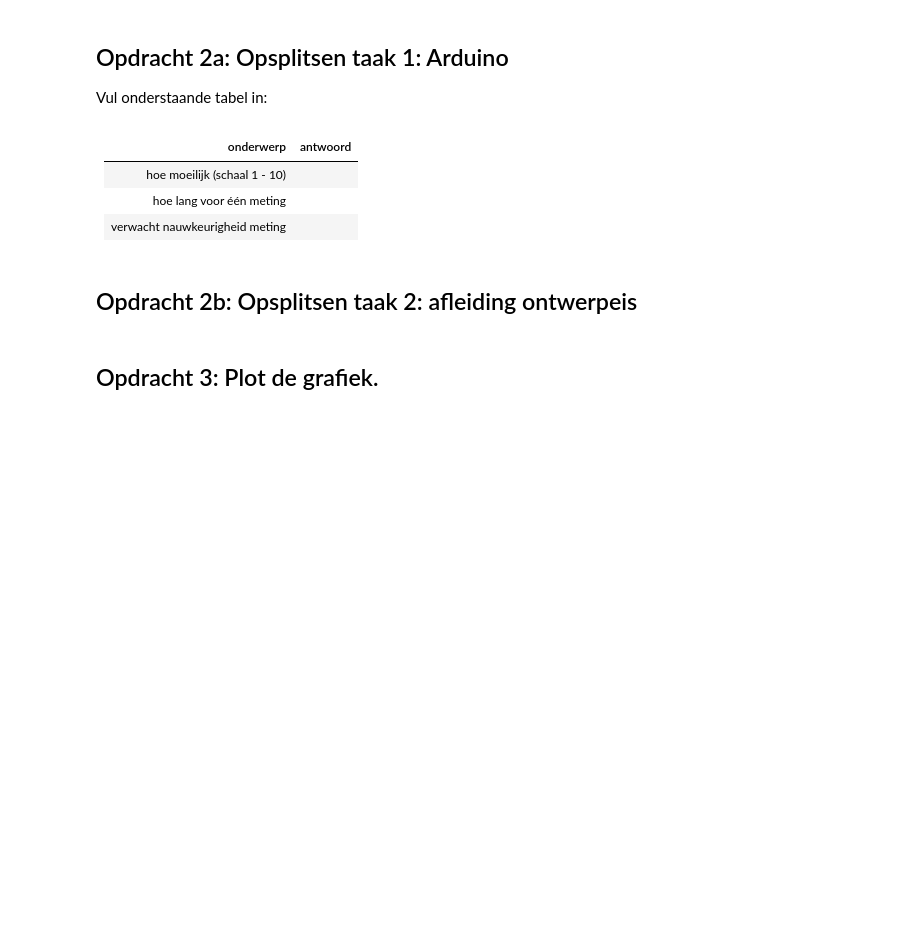
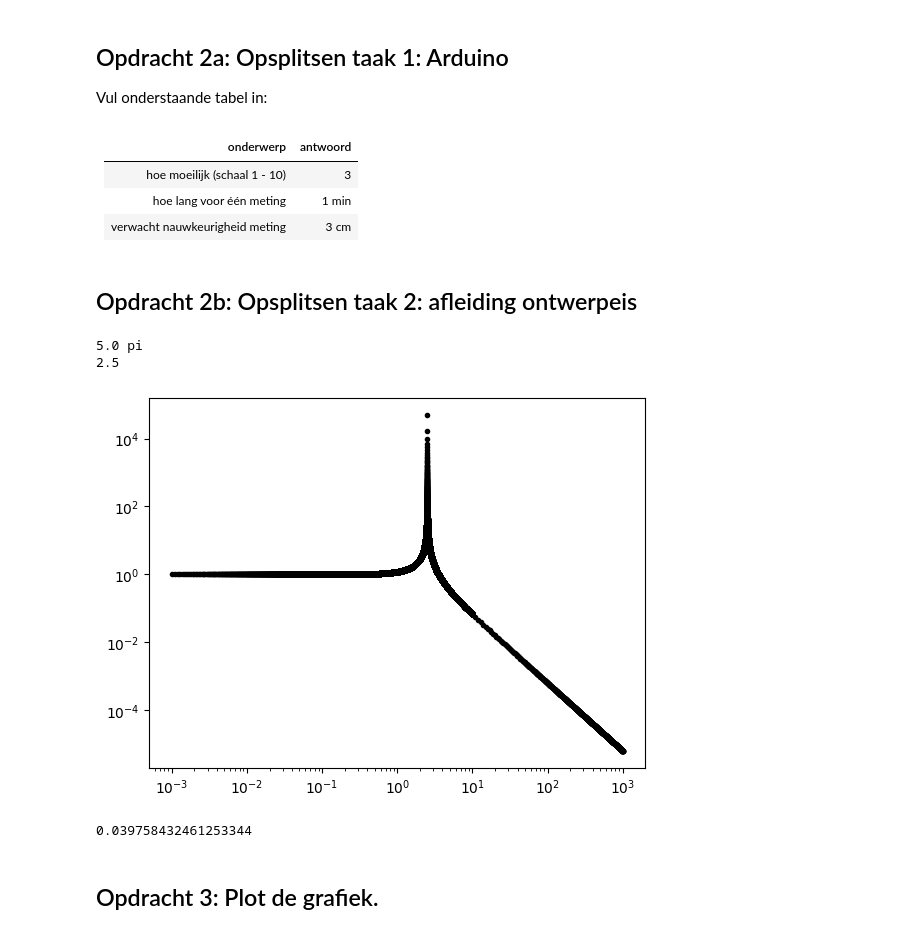
Before and after one commit to SybrenK07/opdrachten-DEF-D, a Jupyter notebook: FysiekeOntwerpopdrachten/5MaakEenOpstellingTrillingsvrij/Ontwerpopdracht5MaakEenOpstellingTrillingsvrijInvulTemplate.ipynb, the cells around one changed output. Drawn from its saved outputs; the diff is of its cells as text; code cells hidden in the pictures; blank space fills up the shorter version.

```diff
--- a/FysiekeOntwerpopdrachten/5MaakEenOpstellingTrillingsvrij/Ontwerpopdracht5MaakEenOpstellingTrillingsvrijInvulTemplate.ipynb
+++ b/FysiekeOntwerpopdrachten/5MaakEenOpstellingTrillingsvrij/Ontwerpopdracht5MaakEenOpstellingTrillingsvrijInvulTemplate.ipynb
@@ -36,17 +36,54 @@ Vul onderstaande tabel in:
 # %% [markdown]
 | onderwerp    | antwoord  |
 |---|---|
-| hoe moeilijk (schaal 1 - 10) |  |
-| hoe lang voor één meting |  |
-| verwacht nauwkeurigheid meting |  |
+| hoe moeilijk (schaal 1 - 10) | 3 |
+| hoe lang voor één meting | 1 min |
+| verwacht nauwkeurigheid meting | 3 cm  |
 # %% [markdown]
 ## Opdracht 2b: Opsplitsen taak 2: afleiding ontwerpeis
 # %%
 # Bereken hier je benodigde kantelfrequentie
+f = 5 #Hz
+w = 2*np.pi * f
+
+# we weten dat A_m / A_v gelijk moet zijn aan 1/3 voor een verkleining van een factor van 3. Dus moet 1 / (1 - (w^2)/(w_0^2))
+# ook gelijk zijn anan 1/3. Omdat het in beide gevallen gaat om een absoluut geldt, w^2/w_0^2 moet gelijk zijn aan 4 dus moet
+# w_0^2 gelijk zijn aan een kwart van w^2 minimaal.
+
+w_0 = np.sqrt(w**2 / 4)
+f_0 = w_0 / (2 * np.pi)
+
+print(w_0 / np.pi, 'pi')
+print(f_0)
+# %% [output]
+5.0 pi
+2.5
 # %%
 # Voeg hier je plot in.
+
+def ampoverdracht(f_0):
+    return np.abs(1 / (1 - (f_0**2 / 2.5**2)))
+
+f_0 = np.append(np.linspace(0.001,10,100000),np.linspace(10,1000,1000))
+amp = ampoverdracht(f_0)
+
+plt.figure()
+plt.plot(f_0,amp,'k.')
+plt.xscale("log")
+plt.yscale("log")
+plt.show()
+# %% [output]
+[figure, added]
 # %%
 # Bereken hier de minimale Delta-x waarbij je aan de eis van de opdracht voldoet.
+# dx = g / w_0^2 en met de minimale w_0^2 die we eerder hebben berekend kunnen we het door rekenen
+
+g = 9.81
+
+dx = g / (w_0**2)
+print(dx)
+# %% [output]
+0.039758432461253344
 # %% [markdown]
 ## Opdracht 3: Plot de grafiek.
 # %%
```
Also changed, not shown: parts of 7 cells of this notebook, 6 other files.
